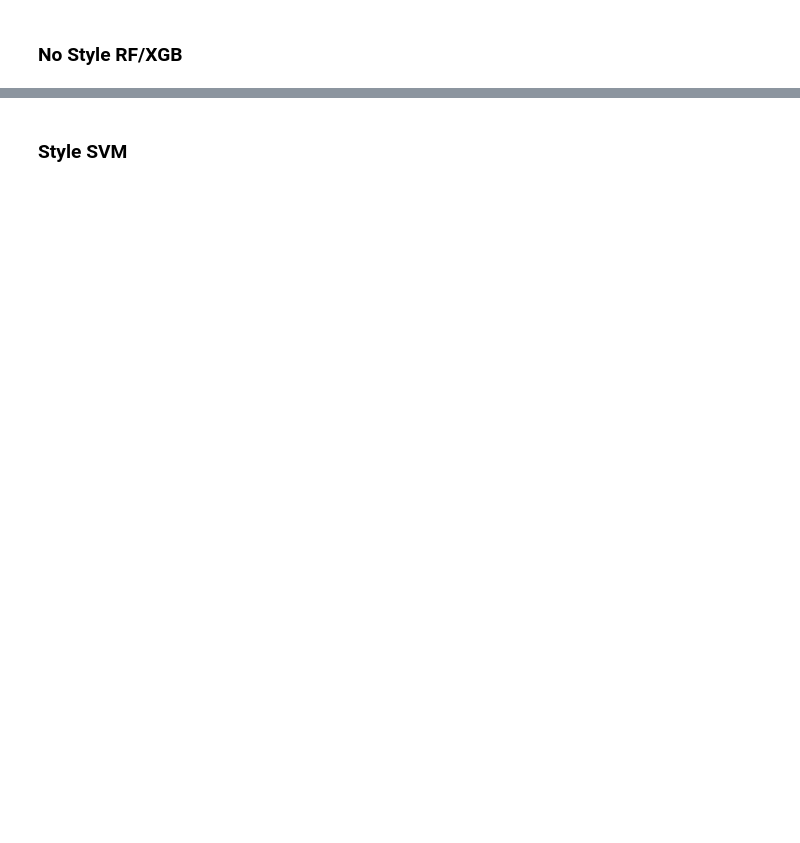
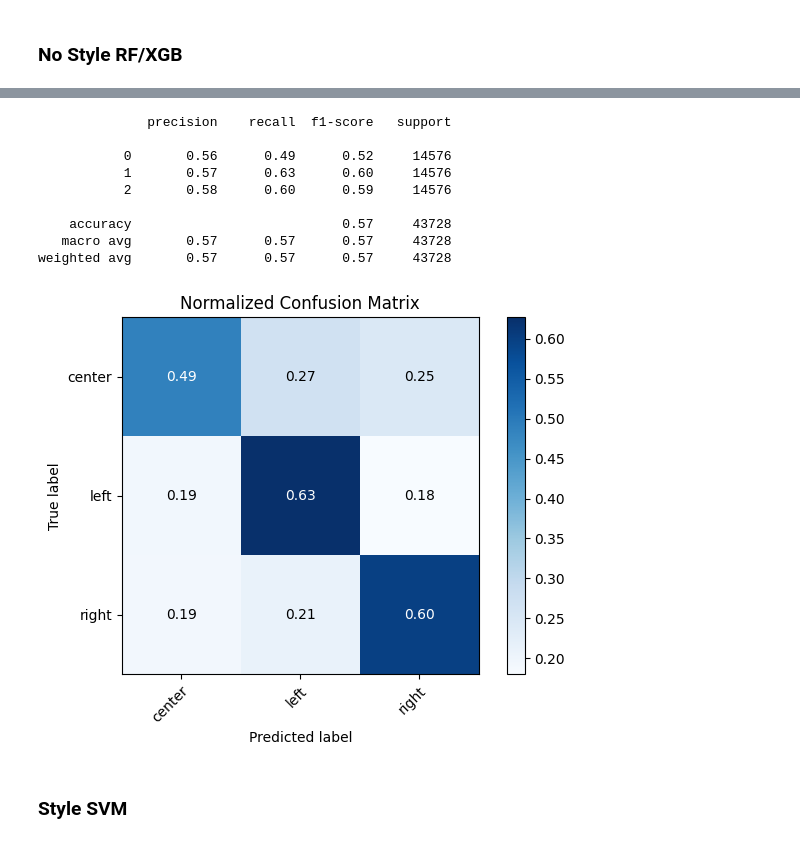
Before and after one commit to EKarasevnl/Language-and-AI, a Jupyter notebook: hyp_1_stylometry/stylometry.ipynb, the cells around one changed output, grey strips where cells are left out. Saved outputs shown, nothing was run; the diff lists cells and outputs as text; code cells hidden in the pictures; blank space fills up the shorter version.

```diff
--- a/hyp_1_stylometry/stylometry.ipynb
+++ b/hyp_1_stylometry/stylometry.ipynb
@@ -252,7 +401,17 @@ evaluate_clf(bow_rf, pipelines_data[data_type]['X_test'], y_test, classes=le.cla
 # %%
 data_type = 'bow'
-bow_xgb = xgb_finetuning(data_type)
-evaluate_clf(bow_xgb, pipelines_data[data_type]['X_test'], y_test, classes=le.classes_)
+nested_cv_xgb(data_type)
+# %% [output]
+              precision    recall  f1-score   support
+
+           0       0.56      0.49      0.52     14576
+           1       0.57      0.63      0.60     14576
+           2       0.58      0.60      0.59     14576
+
+    accuracy                           0.57     43728
+   macro avg       0.57      0.57      0.57     43728
+weighted avg       0.57      0.57      0.57     43728
+[figure, added]
 # %% [markdown]
 ### Style SVM
 # %%
```
Also changed, not shown: parts of 17 cells of this notebook.
